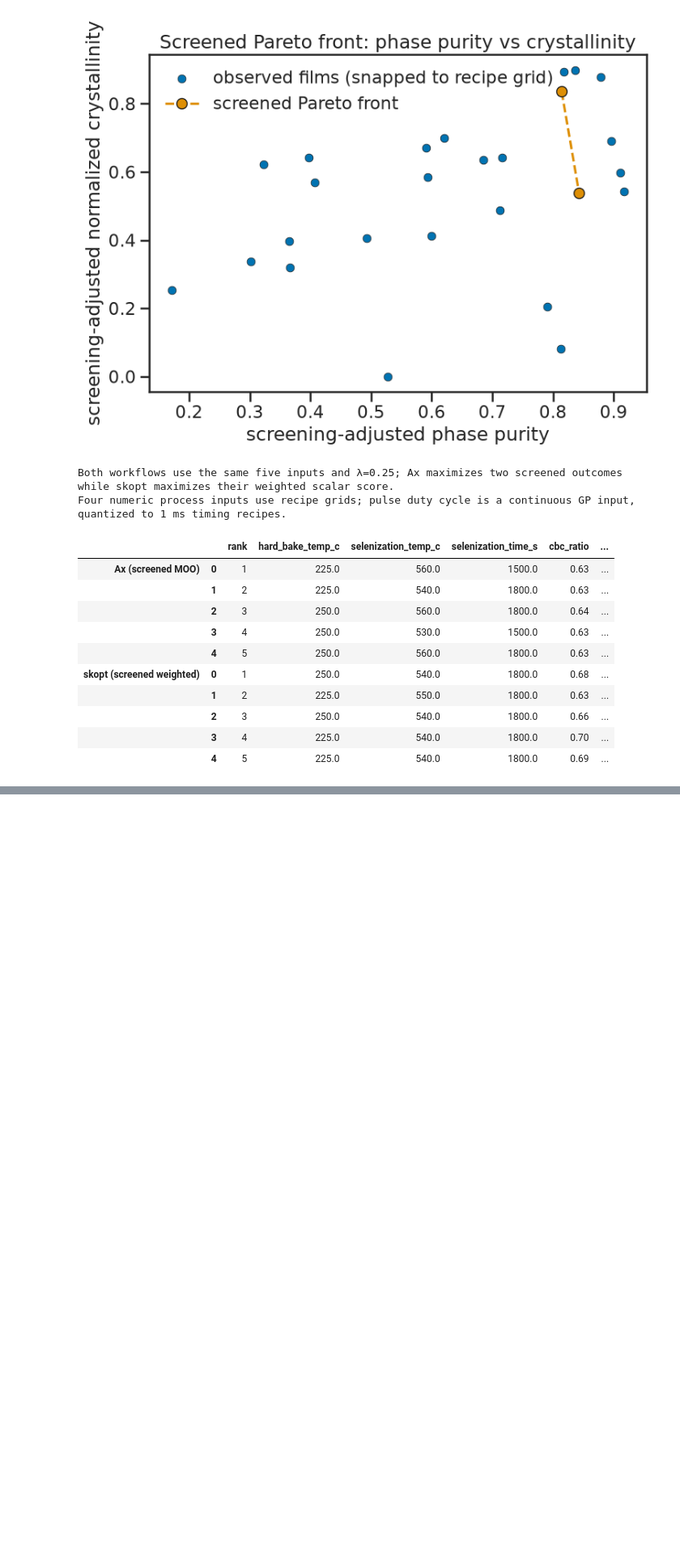
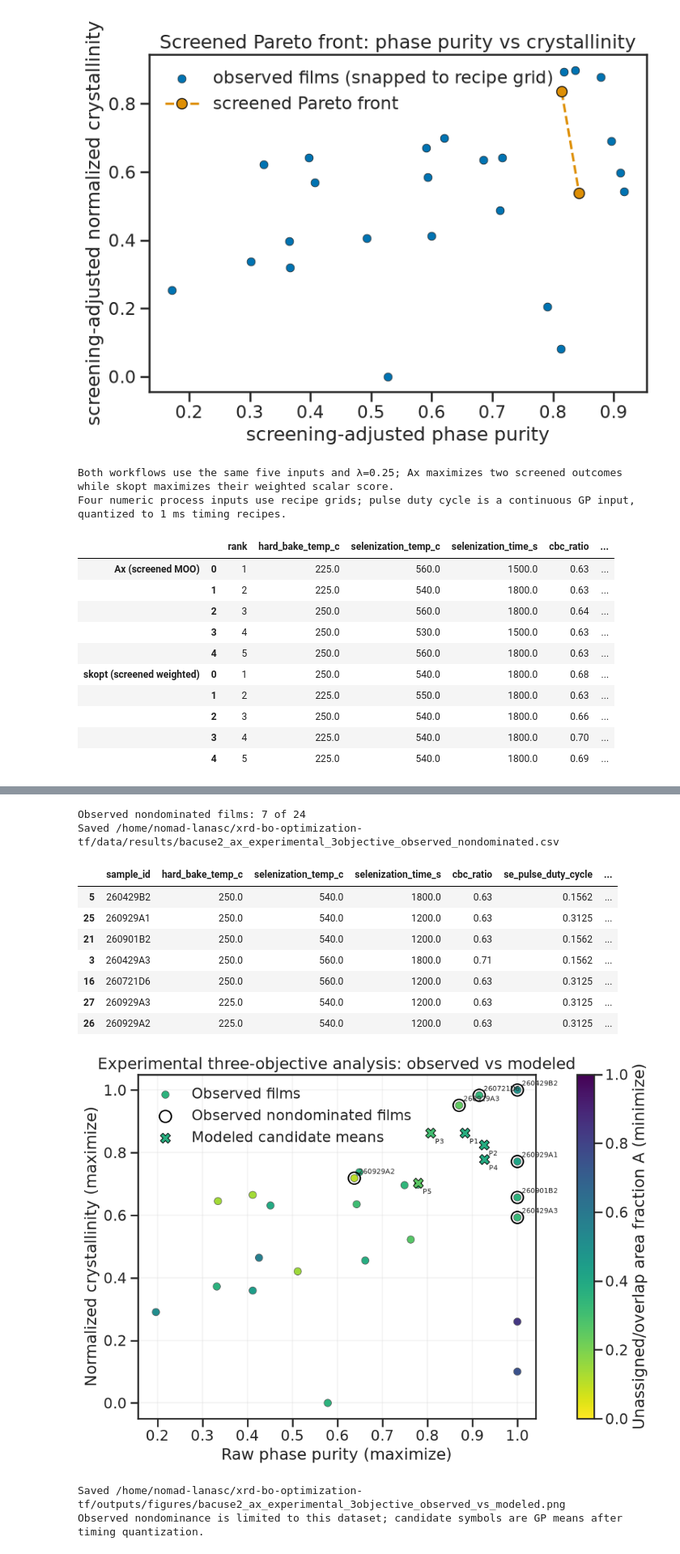
Before and after one commit to GarzonDiegoFEUP/xrd-bo-optimization-tf, a Jupyter notebook: notebooks/4.bo_xrd_ax.ipynb, the cells around one changed output, grey strips where cells are left out. Shown at 81% size. Cells and saved outputs as stored; diff of their text form; code cells hidden in the pictures; blank space fills up the shorter version.

```diff
--- a/notebooks/4.bo_xrd_ax.ipynb
+++ b/notebooks/4.bo_xrd_ax.ipynb
@@ -341,0 +469,72 @@ Four numeric process inputs use recipe grids; pulse duty cycle is a continuous G
+# %%
+# Direct observed nondominance: larger purity/crystallinity, smaller A.
+# Identical objective tuples are retained; a strict improvement is required.
+maximize_values = values * np.array([1.0, 1.0, -1.0])
+is_dominated = np.array([
+    np.any(np.all(maximize_values >= point, axis=1) & np.any(maximize_values > point, axis=1))
+    for point in maximize_values
+])
+df_three_observed = df_ax_training.loc[~is_dominated, [
+    "sample_id", *BO_PARAMS, *THREE_OBJECTIVES
+]].copy().sort_values(["phase_purity", "crystallinity_norm"], ascending=False)
+three_observed_path = RESULTS_DATA_DIR / "bacuse2_ax_experimental_3objective_observed_nondominated.csv"
+df_three_observed.to_csv(three_observed_path, index=False)
+print(f"Observed nondominated films: {len(df_three_observed)} of {len(df_ax_training)}")
+print(f"Saved {three_observed_path}")
+display(df_three_observed.round(4))
+
+# Three outcomes in one figure: A is color, not a phase fraction.
+import matplotlib.pyplot as plt
+import xrd_bo_optimization_tf.plotting as plotting
+
+figure, axis = plt.subplots(figsize=(9, 6.5), layout="constrained")
+scatter = axis.scatter(
+    df_ax_training["phase_purity"], df_ax_training["crystallinity_norm"],
+    c=df_ax_training[THREE_OBJECTIVES[2]], cmap="viridis_r", vmin=0, vmax=1,
+    marker="o", s=70, edgecolors="0.35", linewidths=0.6, label="Observed films",
+)
+axis.scatter(
+    df_three_observed["phase_purity"], df_three_observed["crystallinity_norm"],
+    facecolors="none", edgecolors="black", marker="o", s=185, linewidths=1.6,
+    label="Observed nondominated films",
+)
+axis.scatter(
+    df_three_suggestions["predicted_phase_purity_mean"],
+    df_three_suggestions["predicted_crystallinity_norm_mean"],
+    c=df_three_suggestions["predicted_unassigned_or_overlap_area_fraction_mean"],
+    cmap="viridis_r", vmin=0, vmax=1, marker="X", s=130,
+    edgecolors="black", linewidths=0.8, label="Modeled candidate means",
+)
+for _, row in df_three_observed.iterrows():
+    axis.annotate(str(row["sample_id"]), (row["phase_purity"], row["crystallinity_norm"]),
+                  xytext=(5, 5), textcoords="offset points", fontsize=8)
+for _, row in df_three_suggestions.iterrows():
+    axis.annotate(f"P{int(row['proposal_order'])}",
+                  (row["predicted_phase_purity_mean"], row["predicted_crystallinity_norm_mean"]),
+                  xytext=(5, -12), textcoords="offset points", fontsize=8)
+axis.set(xlabel="Raw phase purity (maximize)", ylabel="Normalized crystallinity (maximize)",
+         title="Experimental three-objective analysis: observed vs modeled")
+axis.grid(alpha=0.2)
+axis.legend(frameon=False, loc="best")
+figure.colorbar(scatter, ax=axis, label="Unassigned/overlap area fraction A (minimize)")
+assert FIGURES_DIR == plotting.FIGURES_DIR
+three_figure_path = FIGURES_DIR / "bacuse2_ax_experimental_3objective_observed_vs_modeled.png"
+three_figure_path.parent.mkdir(parents=True, exist_ok=True)
+figure.savefig(three_figure_path, dpi=160, bbox_inches="tight")
+plt.show()
+print(f"Saved {three_figure_path}")
+print("Observed nondominance is limited to this dataset; candidate symbols are GP means after timing quantization.")
+# %% [output]
+Observed nondominated films: 7 of 24
+Saved /home/nomad-lanasc/xrd-bo-optimization-tf/data/results/bacuse2_ax_experimental_3objective_observed_nondominated.csv
+|  | sample_id | hard_bake_temp_c | selenization_temp_c | selenization_time_s | cbc_ratio | se_pulse_duty_cycle | ... |
+| 5 | 260429B2 | 250.0 | 540.0 | 1800.0 | 0.63 | 0.1562 | ... |
+| 25 | 260929A1 | 250.0 | 540.0 | 1200.0 | 0.63 | 0.3125 | ... |
+| 21 | 260901B2 | 250.0 | 540.0 | 1200.0 | 0.63 | 0.1562 | ... |
+| 3 | 260429A3 | 250.0 | 560.0 | 1800.0 | 0.71 | 0.1562 | ... |
+| 16 | 260721D6 | 250.0 | 560.0 | 1200.0 | 0.63 | 0.3125 | ... |
+| 27 | 260929A3 | 225.0 | 540.0 | 1200.0 | 0.63 | 0.3125 | ... |
+| 26 | 260929A2 | 225.0 | 540.0 | 1200.0 | 0.63 | 0.3125 | ... |
+[figure, added]
+Saved /home/nomad-lanasc/xrd-bo-optimization-tf/outputs/figures/bacuse2_ax_experimental_3objective_observed_vs_modeled.png
+Observed nondominance is limited to this dataset; candidate symbols are GP means after timing quantization.
```
Also changed, not shown: parts of 5 cells of this notebook, 10 other files.
